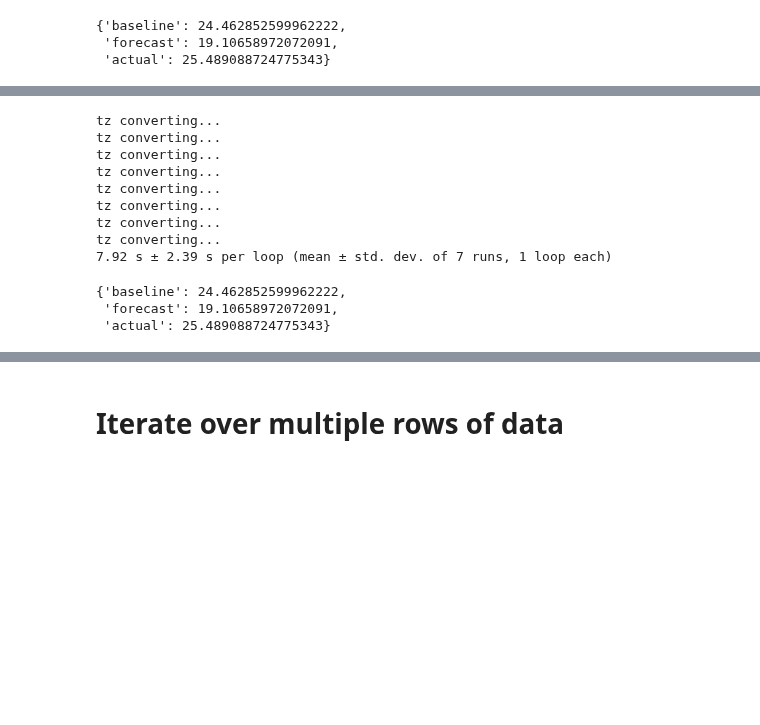
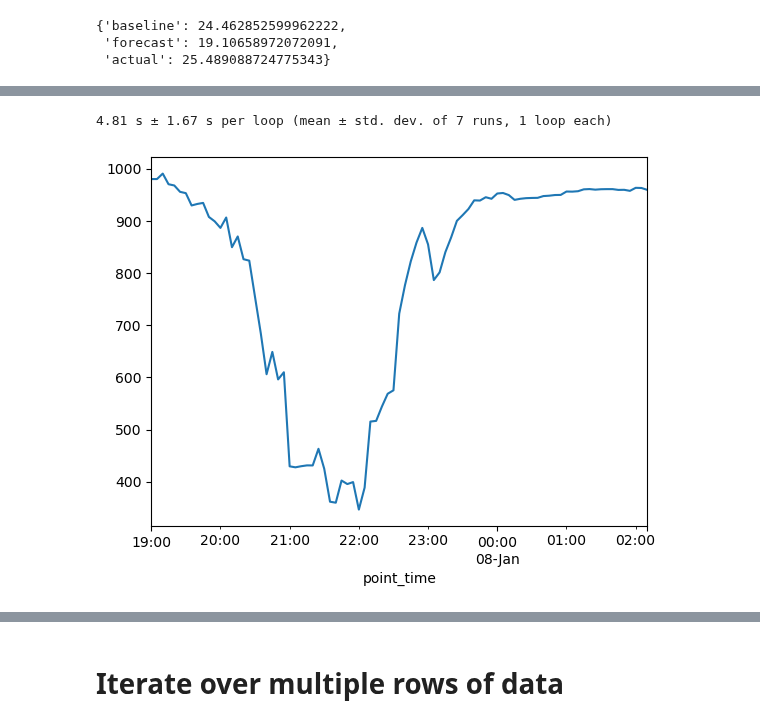
Before and after one commit to WattTime/watttime-python-client, a Jupyter notebook: watttime_optimizer/examples/synthetic_data.ipynb, the cells around one changed output, grey strips where cells are left out. Cells and saved outputs as stored; diff of their text form; code cells hidden in the pictures; blank space fills up the shorter version.

Commit message:
graphs

```diff
--- a/watttime_optimizer/examples/synthetic_data.ipynb
+++ b/watttime_optimizer/examples/synthetic_data.ipynb
@@ -93,9 +112,7 @@ username = os.getenv("WATTTIME_USER")
 password = os.getenv("WATTTIME_PASSWORD")
 region = "CAISO_NORTH"
 oce = OptChargeEvaluator(username=username,password=password)
-roce = RecalculationOptChargeEvaluator(username,password)
 
 # single instance
 df_ev_sample = s_ev.synthetic_user_data(distinct_date_list=[distinct_date_list[0]])
-df_ev_sample = df_ev_sample.rename({"usage_time_required_in_minutes":"time_needed"},axis=1)
 # %%
@@ -133,21 +163,13 @@ r
 value.update({"optimization_method": "simple", "interval":15, "charge_per_segment":None})
 # %%
 %%timeit
+%%capture
 df_requery = roce.fit_recalculator(**value).get_combined_schedule()
-r_requery = ImpactEvaluator(username,password,df_requery).get_all_emissions_values(region=region)
 # %% [output]
-tz converting...
-tz converting...
-tz converting...
-tz converting...
-tz converting...
-tz converting...
-tz converting...
-tz converting...
-7.92 s ± 2.39 s per loop (mean ± std. dev. of 7 runs, 1 loop each)
+4.81 s ± 1.67 s per loop (mean ± std. dev. of 7 runs, 1 loop each)
-# %%
-r_requery
-# %% [output]
-{'baseline': 24.462852599962222,
- 'forecast': 19.10658972072091,
- 'actual': 25.489088724775343}
+# %%
+impact_evaluator = e.ImpactEvaluator(username,password,df_requery)
+# %%
+impact_evaluator.plot_predicated_moer()
+# %% [output]
+[figure, added]
```
Also changed, not shown: parts of 31 cells of this notebook, 1 other file.
